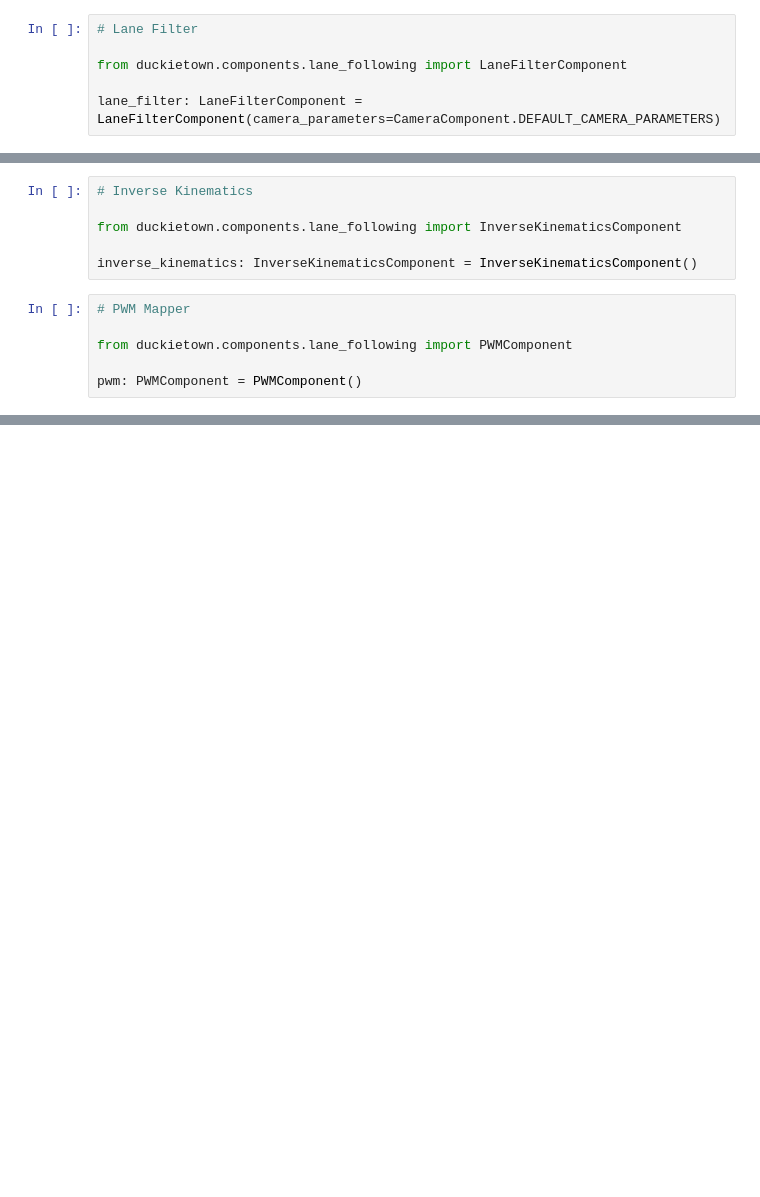
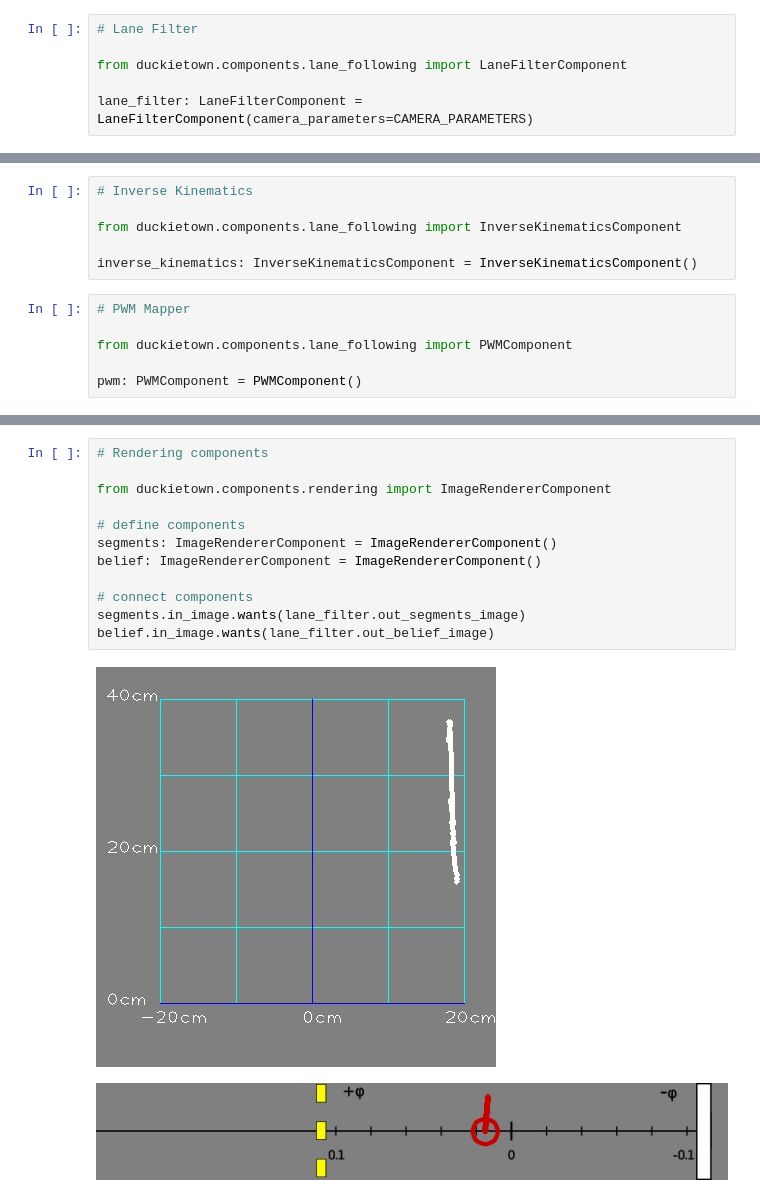
Before and after one commit to duckietown-ethz/HS23-lx, a Jupyter notebook: notebooks/project/main.ipynb, the cells around one changed output, grey strips where cells are left out. Saved outputs shown, nothing was run; the diff lists cells and outputs as text; blank space fills up the shorter version.

Commit message:
interface to Duckiematrix; fraquency renderer; LaneFollowing demo;

```diff
--- a/notebooks/project/main.ipynb
+++ b/notebooks/project/main.ipynb
@@ -82,7 +156,7 @@ line_detector: LineDetectorComponent = LineDetectorComponent()
 
 from duckietown.components.lane_following import LaneFilterComponent
 
-lane_filter: LaneFilterComponent = LaneFilterComponent(camera_parameters=CameraComponent.DEFAULT_CAMERA_PARAMETERS)
+lane_filter: LaneFilterComponent = LaneFilterComponent(camera_parameters=CAMERA_PARAMETERS)
 # %%
 # Lane Controller
 
@@ -123,3 +201,18 @@ inverse_kinematics.in_v_omega.wants(lane_controller.out_v_omega)
 pwm.in_wl_wr.wants(inverse_kinematics.out_wl_wr)
 
 motors.in_pwml_pwmr.wants(pwm.out_pwml_pwmr)
+# %%
+# Rendering components
+
+from duckietown.components.rendering import ImageRendererComponent
+
+# define components
+segments: ImageRendererComponent = ImageRendererComponent()
+belief: ImageRendererComponent = ImageRendererComponent()
+
+# connect components
+segments.in_image.wants(lane_filter.out_segments_image)
+belief.in_image.wants(lane_filter.out_belief_image)
+# %% [output]
+[figure, added]
+[figure, added]
```
Also changed, not shown: parts of 14 cells of this notebook, 14 other files.
